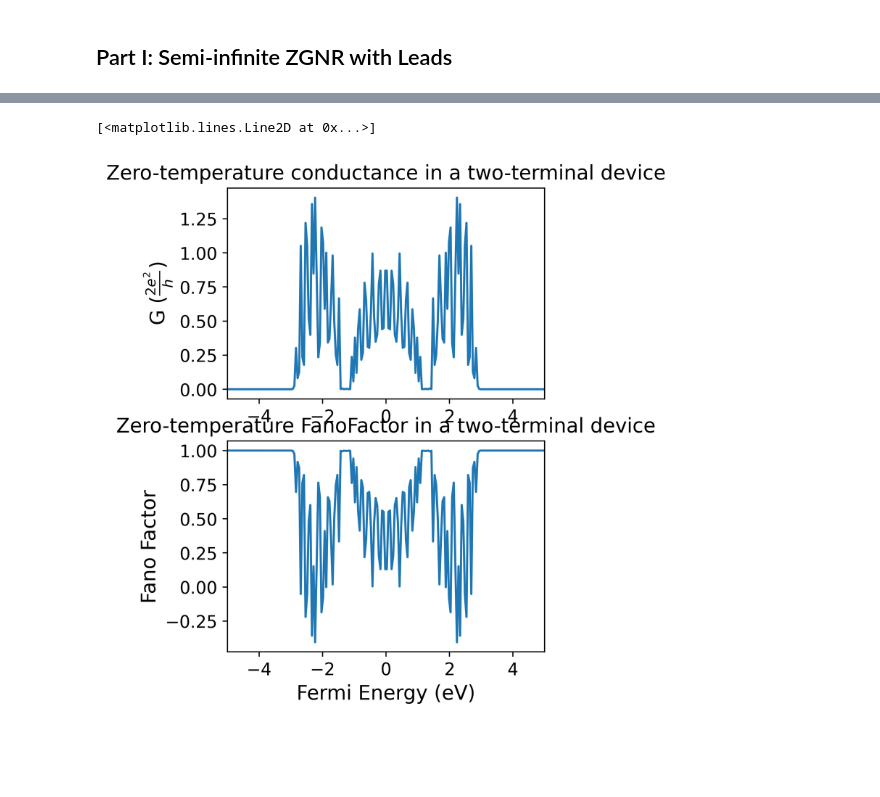
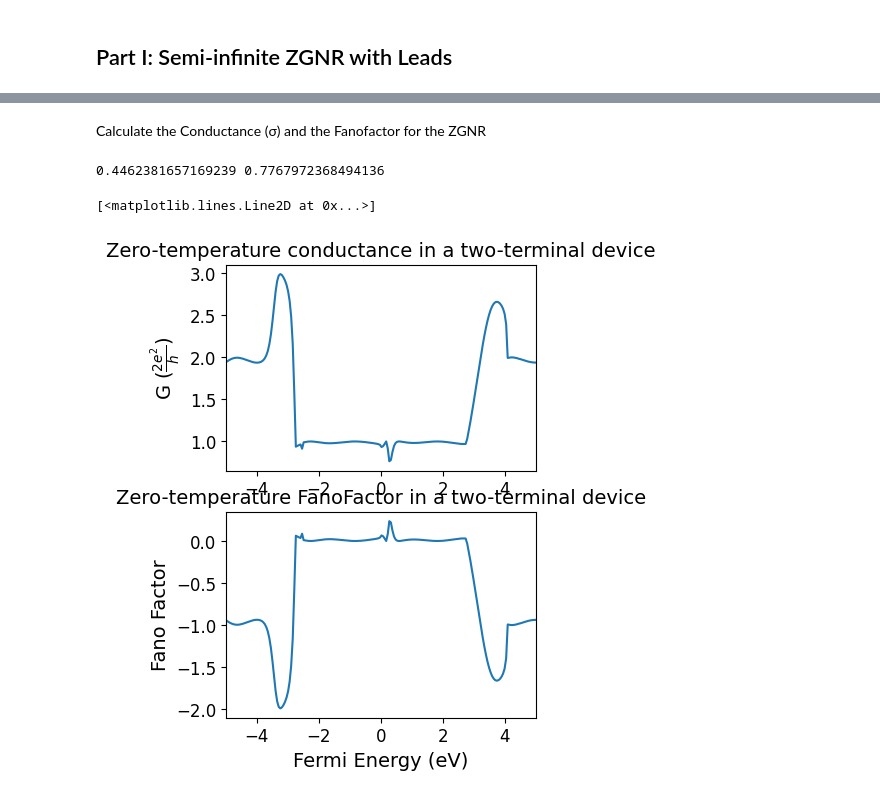
Before and after one commit to AndrewCrossman/PHYS824, a Jupyter notebook: Phys824_Final.ipynb, the cells around one changed output, grey strips where cells are left out. Drawn from its saved outputs; the diff is of its cells as text; code cells hidden in the pictures; blank space fills up the shorter version.

```diff
--- a/Phys824_Final.ipynb
+++ b/Phys824_Final.ipynb
@@ -46,9 +46,11 @@ from google.colab import files
 graphene = kwant.lattice.general([[1, 0], [1/2, np.sqrt(3)/2]],  # lattice vectors
                                  [[0, 0], [0, 1/np.sqrt(3)]])  # Coordinates of the sites
 a, b = graphene.sublattices
-gr_lat = kwant.lattice.honeycomb(a=1)
+gr_lat = kwant.lattice.honeycomb(a=2.46)
 v1, v2 = gr_lat.prim_vecs
-t = 1
+t = -3
+gate = 0.5
+energy = 0.505
 # %%
 def ribbon_sys(pos):
     x, y = pos
@@ -83,47 +84,42 @@ left_lead = left_lead.finalized()
-# %%
-t10 = []       # Transmission from lead 0 to lead 1
-energies = np.linspace(-5, 5, 200)
-
-for energy in energies:
-    smatrix = kwant.smatrix(graphene_sys, energy)
-
-    # Here, we calculate the transmission
-    # from the first lead (left lead)
-    # to the second lead (right lead).
-    # Indexing starts at zero, and it
-    # depends on the order in which
-    # the leads were attached. Lead
-    # which is attached first will get
-    # the index zero, the one that is
-    # attached second will get the index
-    # one etc.
-
-    # The transmission function is T(E) = Tr[t*t^\dagger]
-    # Transmission from the lead 0 to lead 1
-    t10.append(smatrix.transmission(1, 0))
-t10 = np.array(t10)
-fano = [(x*(1-x))/x for x in t10]
+# %% [markdown]
+Calculate the Conductance (σ) and the Fanofactor for the ZGNR
+# %%
+smatrix = kwant.smatrix(sys, energy)
+np.random.seed(2)
+tmat = smatrix.submatrix(1, 0) # transmission from lead 0->1
+tt = np.dot(tmat, tmat.conj())
+evals = np.linalg.eigvals(tt)
+num = 0
+den = 0
+for x in evals:
+  den = den + x
+  num = num + x*(1-x)
+conductance = den.real # from lead 0->1
+fano = (num/den).real
+print(conductance, fano)
+# %% [output]
+0.4462381657169239 0.7767972368494136
 # %%
-plt.figure(dpi=400,figsize=(4,6))
+plt.figure(dpi=100,figsize=(4,6))
 plt.subplot(211)
 axes = plt.gca()
 axes.set_title('Zero-temperature conductance in a two-terminal device', fontsize=14)
 axes.set_xlabel('', fontsize=14)
 axes.set_ylabel(r'G ($\frac{2e^2}{h}$)', fontsize=14)
 axes.set_xlim(-5,5)
 plt.xticks(fontsize=12)
 plt.yticks(fontsize=12)
 plt.plot(energies, t10, color='C0');
 
 plt.subplot(212)
 axes = plt.gca()
 axes.set_title('Zero-temperature FanoFactor in a two-terminal device', fontsize=14)
 axes.set_xlabel('Fermi Energy (eV)', fontsize=14)
 axes.set_ylabel(r'Fano Factor', fontsize=14)
 axes.set_xlim(-5,5)
 plt.xticks(fontsize=12)
 plt.yticks(fontsize=12)
 plt.plot(energies, fano,color='C0')
 # %% [output]
 [<matplotlib.lines.Line2D at 0x...>]
-[figure, old version]
+[figure, new version]
```
Also changed, not shown: parts of 3 cells of this notebook.
